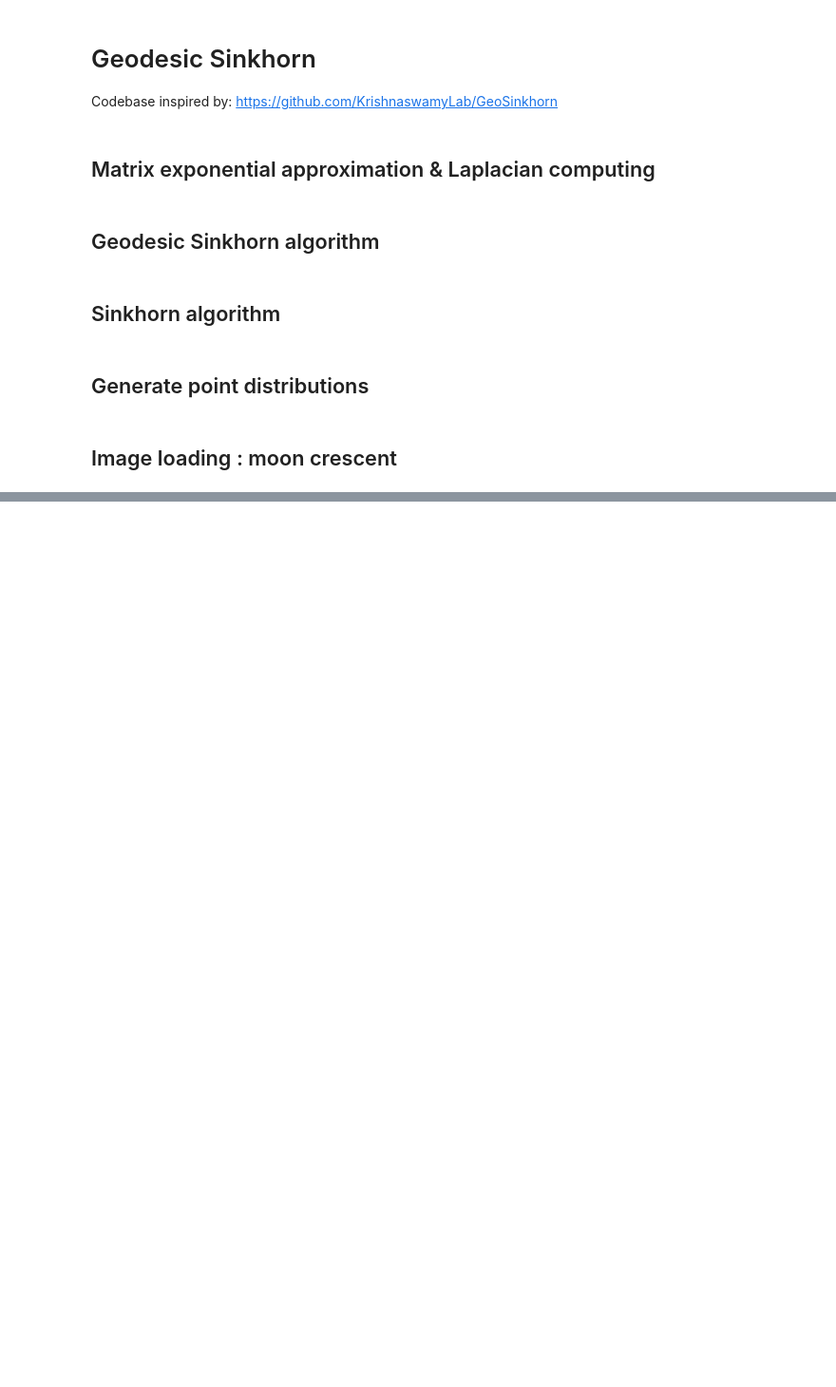
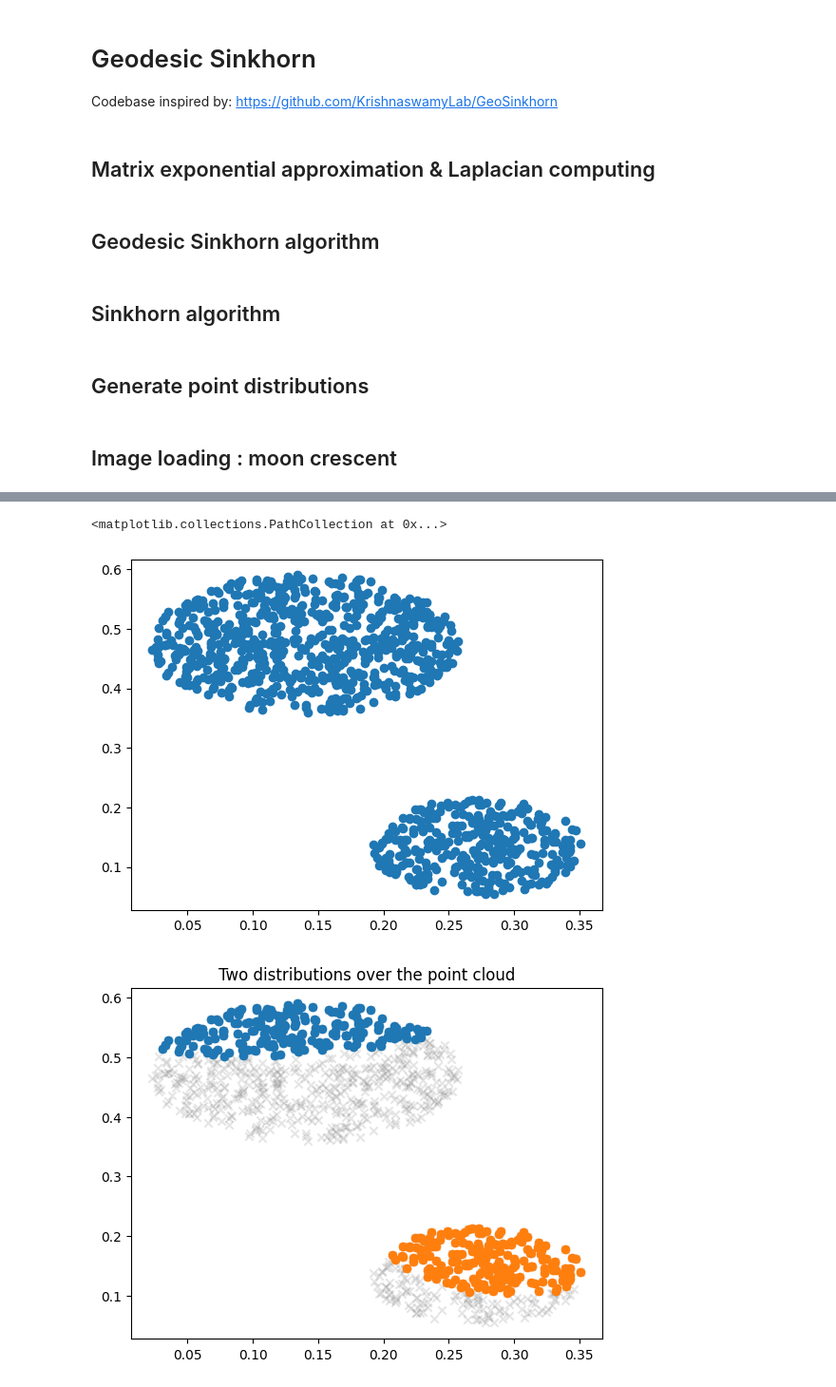
Before and after one commit to kerrianlc/Sinkhorn, a Jupyter notebook: src/geodesic_sinkhorn.ipynb, the cells around one changed output, grey strips where cells are left out. Shown: that part at 95% size. Cells and saved outputs as stored; diff of their text form; code cells hidden in the pictures; blank space fills up the shorter version.

Commit message:
updated plots in geodesic sinkhorn

```diff
--- a/src/geodesic_sinkhorn.ipynb
+++ b/src/geodesic_sinkhorn.ipynb
@@ -405,0 +406,21 @@ plt.savefig("../results/geodesic_moon.png")
+# %%
+## Image loading : moon crescent
+from gen_geometry import draw_horned_ball
+
+points, _, _ = draw_horned_ball(1000, "./img/two circles.png")
+_, ax = plt.subplots()
+ax.scatter(points[:,0], points[:,1])
+
+center_a, r_a = [0.1, 0.8], 0.3
+center_b, r_b = [0.3, 0.2], 0.1
+a = points[np.sqrt((points[:,0] - center_a[0])**2 + (points[:,1] - center_a[1])**2) < r_a, :]
+b = points[np.sqrt((points[:,0] - center_b[0])**2 + (points[:,1] - center_b[1])**2) < r_b, :]
+_, ax = plt.subplots()
+ax.set_title("Two distributions over the point cloud")
+ax.scatter(points[:,0], points[:,1], alpha=0.2, marker="x", color="gray")
+ax.scatter(a[:,0], a[:,1])
+ax.scatter(b[:,0], b[:,1])
+# %% [output]
+<matplotlib.collections.PathCollection at 0x...>
+[figure, added]
+[figure, added]
```
Also changed, not shown: parts of 6 cells of this notebook, 4 other files.
